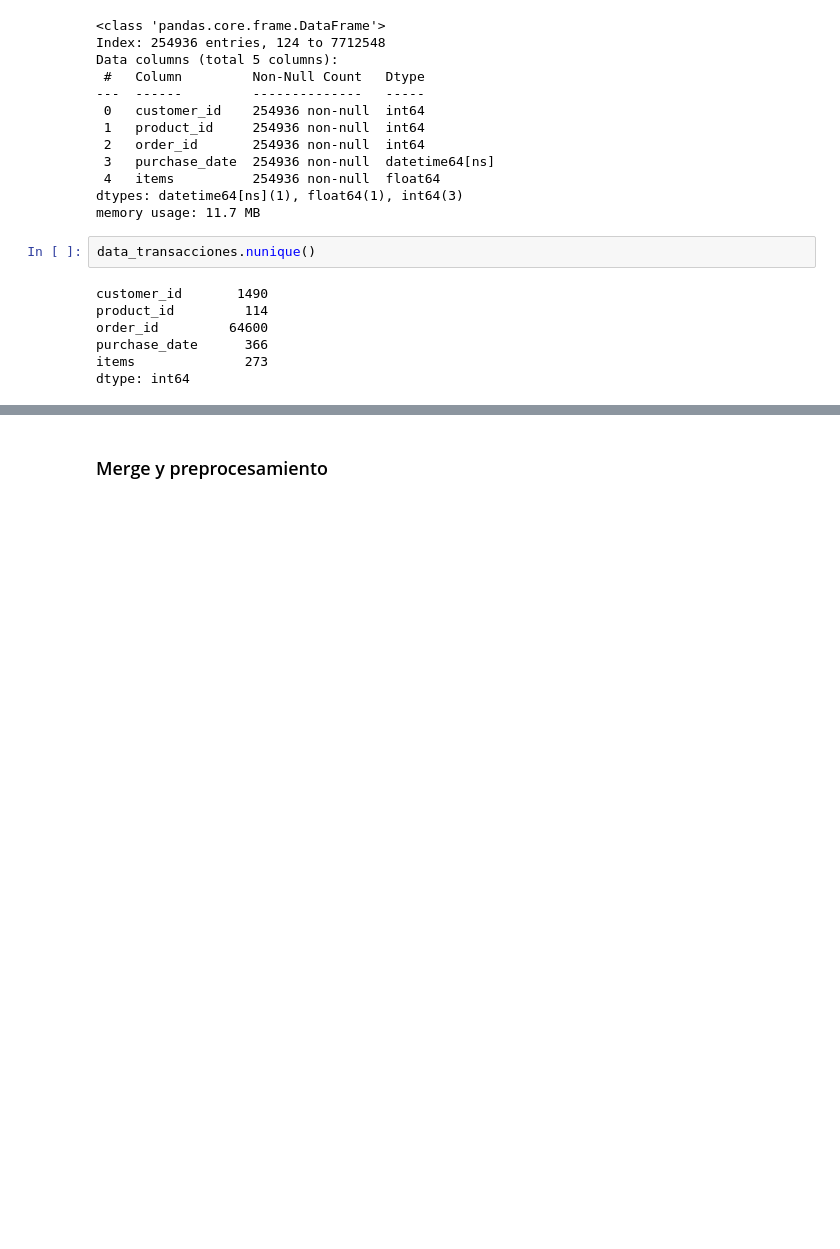
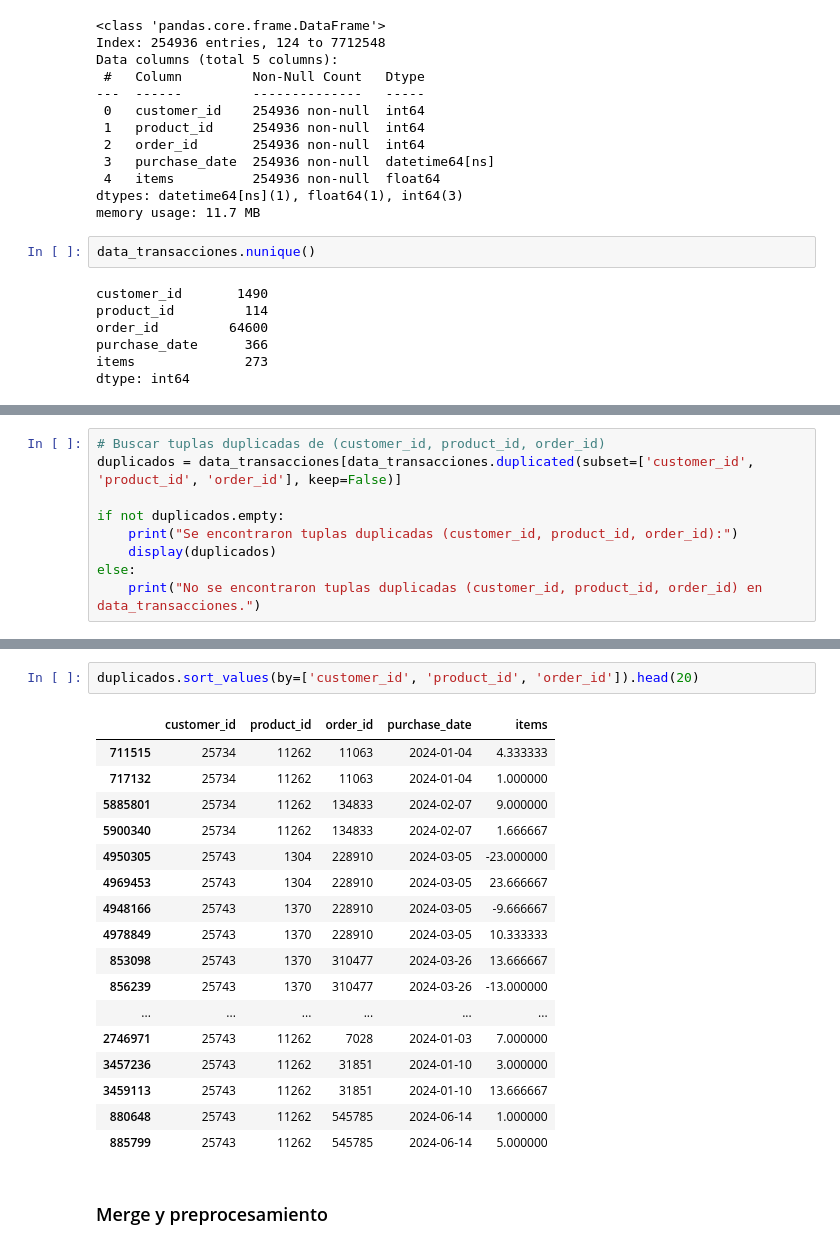
Before and after one commit to sebastianacunau/MDS7202-Laboratorios-y-Proyecto, a Jupyter notebook: Proyecto/Entrega 1/enunciado_1.ipynb, the cells around one changed output, grey strips where cells are left out. Saved outputs shown, nothing was run; the diff lists cells and outputs as text; blank space fills up the shorter version.

Commit message:
Feat: Avances en el pipeline productivo

```diff
--- a/Proyecto/Entrega 1/enunciado_1.ipynb
+++ b/Proyecto/Entrega 1/enunciado_1.ipynb
@@ -390,0 +409,9 @@ dtype: int64
+# %%
+# Buscar tuplas duplicadas de (customer_id, product_id, order_id)
+duplicados = data_transacciones[data_transacciones.duplicated(subset=['customer_id', 'product_id', 'order_id'], keep=False)]
+
+if not duplicados.empty:
+    print("Se encontraron tuplas duplicadas (customer_id, product_id, order_id):")
+    display(duplicados)
+else:
+    print("No se encontraron tuplas duplicadas (customer_id, product_id, order_id) en data_transacciones.")
@@ -391,3 +433,23 @@ dtype: int64
+# %%
+duplicados.sort_values(by=['customer_id', 'product_id', 'order_id']).head(20)
+# %% [output]
+|  | customer_id | product_id | order_id | purchase_date | items |
+| 711515 | 25734 | 11262 | 11063 | 2024-01-04 | 4.333333 |
+| 717132 | 25734 | 11262 | 11063 | 2024-01-04 | 1.000000 |
+| 5885801 | 25734 | 11262 | 134833 | 2024-02-07 | 9.000000 |
+| 5900340 | 25734 | 11262 | 134833 | 2024-02-07 | 1.666667 |
+| 4950305 | 25743 | 1304 | 228910 | 2024-03-05 | -23.000000 |
+| 4969453 | 25743 | 1304 | 228910 | 2024-03-05 | 23.666667 |
+| 4948166 | 25743 | 1370 | 228910 | 2024-03-05 | -9.666667 |
+| 4978849 | 25743 | 1370 | 228910 | 2024-03-05 | 10.333333 |
+| 853098 | 25743 | 1370 | 310477 | 2024-03-26 | 13.666667 |
+| 856239 | 25743 | 1370 | 310477 | 2024-03-26 | -13.000000 |
+| ... | ... | ... | ... | ... | ... |
+| 2746971 | 25743 | 11262 | 7028 | 2024-01-03 | 7.000000 |
+| 3457236 | 25743 | 11262 | 31851 | 2024-01-10 | 3.000000 |
+| 3459113 | 25743 | 11262 | 31851 | 2024-01-10 | 13.666667 |
+| 880648 | 25743 | 11262 | 545785 | 2024-06-14 | 1.000000 |
+| 885799 | 25743 | 11262 | 545785 | 2024-06-14 | 5.000000 |
 # %% [markdown]
 ### Merge y preprocesamiento
 # %%
```
Also changed, not shown: parts of 8 cells of this notebook, 4 other files.
